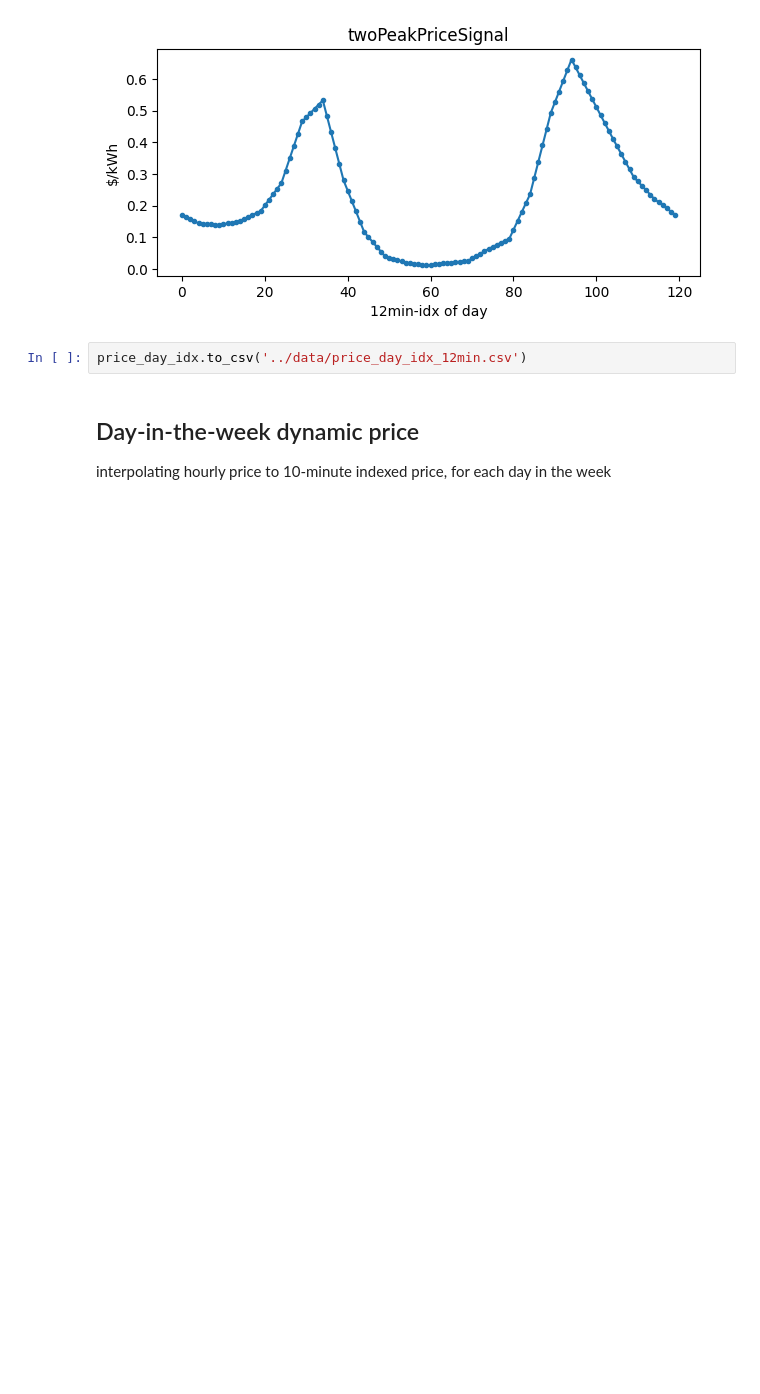
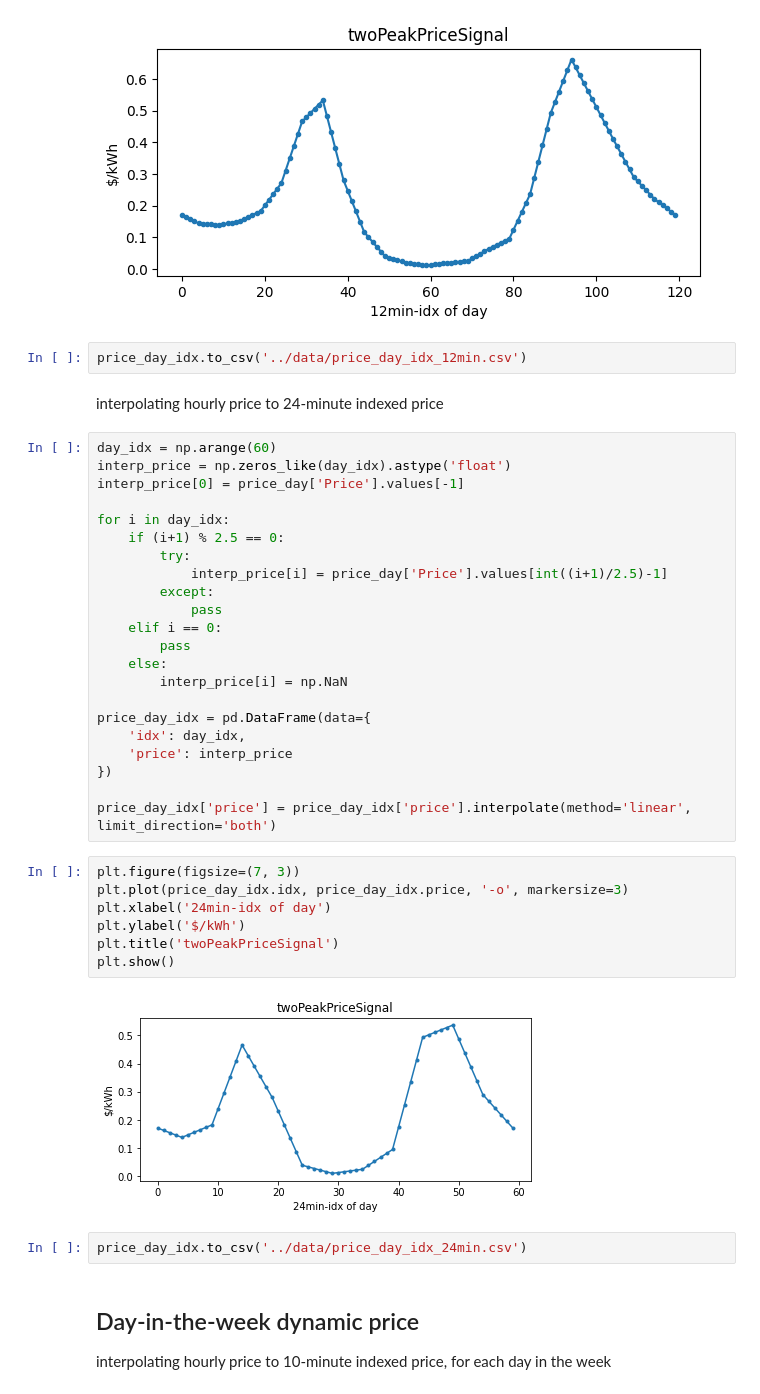
Before and after one commit to jarviskroos7/pev_intelligent_charging_control, a Jupyter notebook: notebooks/price_signal_proc.ipynb, the cells around one changed output. Cells and saved outputs as stored; diff of their text form; blank space fills up the shorter version.

```diff
--- a/notebooks/price_signal_proc.ipynb
+++ b/notebooks/price_signal_proc.ipynb
@@ -141,6 +141,41 @@ plt.show()
 [figure]
 # %%
 price_day_idx.to_csv('../data/price_day_idx_12min.csv')
+# %% [markdown]
+interpolating hourly price to 24-minute indexed price
+# %%
+day_idx = np.arange(60)
+interp_price = np.zeros_like(day_idx).astype('float')
+interp_price[0] = price_day['Price'].values[-1]
+
+for i in day_idx:
+    if (i+1) % 2.5 == 0:
+        try:
+            interp_price[i] = price_day['Price'].values[int((i+1)/2.5)-1]
+        except:
+            pass
+    elif i == 0:
+        pass
+    else:
+        interp_price[i] = np.NaN
+
+price_day_idx = pd.DataFrame(data={
+    'idx': day_idx,
+    'price': interp_price
+})
+
+price_day_idx['price'] = price_day_idx['price'].interpolate(method='linear', limit_direction='both')
+# %%
+plt.figure(figsize=(7, 3))
+plt.plot(price_day_idx.idx, price_day_idx.price, '-o', markersize=3)
+plt.xlabel('24min-idx of day')
+plt.ylabel('$/kWh')
+plt.title('twoPeakPriceSignal')
+plt.show()
+# %% [output]
+[figure, added]
+# %%
+price_day_idx.to_csv('../data/price_day_idx_24min.csv')
 # %% [markdown]
 ## Day-in-the-week dynamic price
 interpolating hourly price to 10-minute indexed price, for each day in the week
```
Also changed, not shown: 8 other files.
